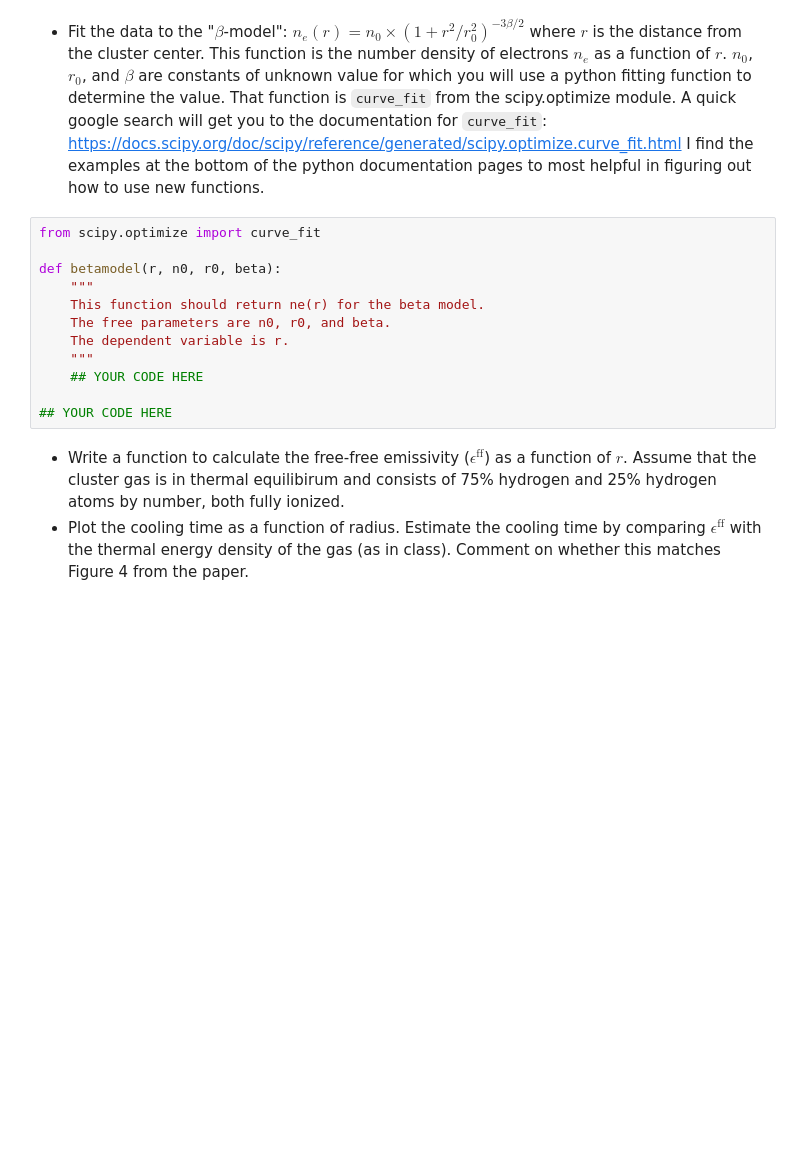
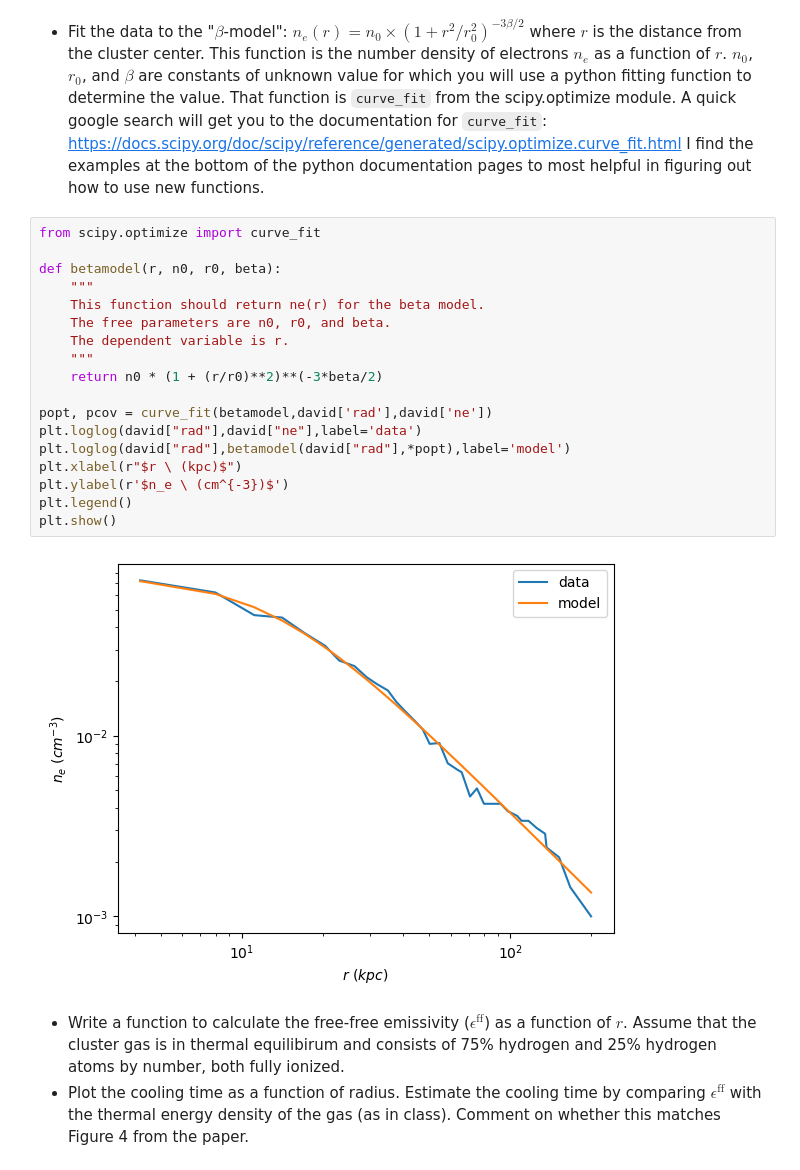
Before and after one commit to velguthb/dartmouth_a74, a Jupyter notebook: CP_brem.ipynb, the cells around one changed output. Cells and saved outputs as stored; diff of their text form; blank space fills up the shorter version.

```diff
--- a/CP_brem.ipynb
+++ b/CP_brem.ipynb
@@ -37,15 +42,23 @@ I find the examples at the bottom of the python documentation pages to most help
 # %%
 from scipy.optimize import curve_fit
 
 def betamodel(r, n0, r0, beta):
     """
     This function should return ne(r) for the beta model.
     The free parameters are n0, r0, and beta.
     The dependent variable is r.
     """
-    ## YOUR CODE HERE
+    return n0 * (1 + (r/r0)**2)**(-3*beta/2)
 
-## YOUR CODE HERE
+popt, pcov = curve_fit(betamodel,david['rad'],david['ne'])
+plt.loglog(david["rad"],david["ne"],label='data')
+plt.loglog(david["rad"],betamodel(david["rad"],*popt),label='model')
+plt.xlabel(r"$r \ (kpc)$")
+plt.ylabel(r'$n_e \ (cm^{-3})$')
+plt.legend()
+plt.show()
+# %% [output]
+[figure, added]
 # %% [markdown]
 + Write a function to calculate the free-free emissivity ($\epsilon^\mathrm{ff}$) as a function of $r$. Assume that the cluster gas is in thermal equilibirum and consists of 75% hydrogen and 25% hydrogen atoms by number, both fully ionized.
 + Plot the cooling time as a function of radius. Estimate the cooling time by comparing $\epsilon^\mathrm{ff}$ with the thermal energy density of the gas (as in class). Comment on whether this matches Figure 4 from the paper.
```
Also changed, not shown: parts of 17 cells of this notebook, 1 other file.
